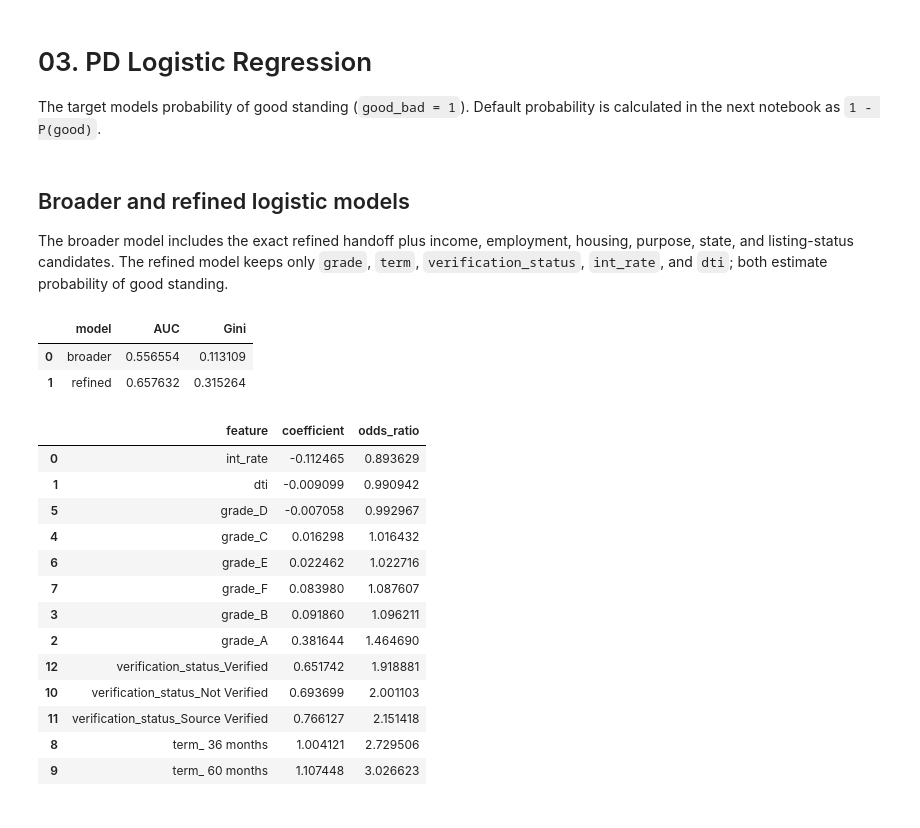
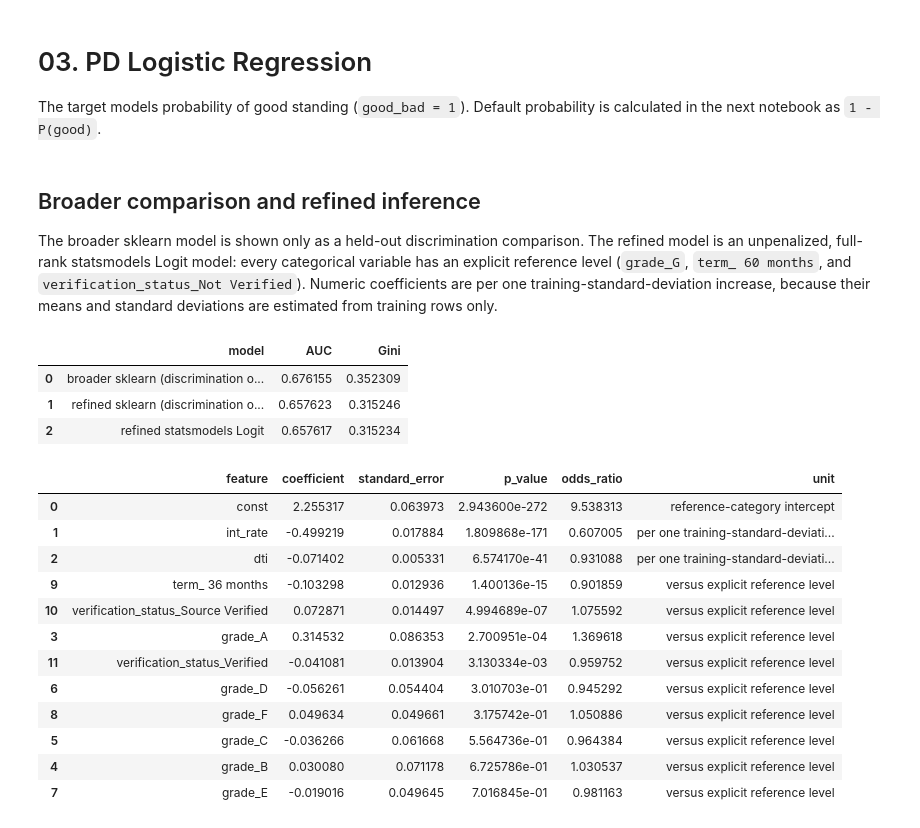
Before and after one commit to jclaudio019/credit_risk, a Jupyter notebook: notebooks/03_pd_logistic_regression.ipynb, the cells around one changed output. Drawn from its saved outputs; the diff is of its cells as text; code cells hidden in the pictures.

Commit message:
fix: correct PD notebook inference

```diff
--- a/notebooks/03_pd_logistic_regression.ipynb
+++ b/notebooks/03_pd_logistic_regression.ipynb
@@ -44,43 +69,55 @@ X_test = X_test.replace([np.inf, -np.inf], np.nan).fillna(0)
 # %% [markdown]
-## Broader and refined logistic models
+## Broader comparison and refined inference
 
-The broader model includes the exact refined handoff plus income, employment, housing, purpose, state, and listing-status candidates. The refined model keeps only `grade`, `term`, `verification_status`, `int_rate`, and `dti`; both estimate probability of good standing.
+The broader sklearn model is shown only as a held-out discrimination comparison. The refined model is an unpenalized, full-rank statsmodels Logit model: every categorical variable has an explicit reference level (`grade_G`, `term_ 60 months`, and `verification_status_Not Verified`). Numeric coefficients are per one training-standard-deviation increase, because their means and standard deviations are estimated from training rows only.
 # %%
-broad_features = X_train.columns.tolist()
-broad_model = LogisticRegression(max_iter=1000, solver='liblinear')
-broad_model.fit(X_train[broad_features], y_train)
-broad_auc = roc_auc_score(y_test, broad_model.predict_proba(X_test[broad_features])[:, 1])
+# The sklearn models are discrimination-only; no inferential statistics are derived from them.
+broad_model = LogisticRegression(max_iter=1000, solver='liblinear').fit(broad_X_train, y_train)
+broad_auc = roc_auc_score(y_test, broad_model.predict_proba(broad_X_test)[:, 1])
 
-refined_features = [
-    column for column in X_train.columns
-    if column.startswith(('grade_', 'term_', 'verification_status_')) or column in ['int_rate', 'dti']
-]
-refined_model = LogisticRegression(max_iter=1000, solver='liblinear')
-refined_model.fit(X_train[refined_features], y_train)
-refined_prob_good = refined_model.predict_proba(X_test[refined_features])[:, 1]
+refined_sklearn = LogisticRegression(max_iter=1000, solver='liblinear').fit(refined_X_train, y_train)
+refined_sklearn_auc = roc_auc_score(y_test, refined_sklearn.predict_proba(refined_X_test)[:, 1])
+
+refined_design_train = sm.add_constant(refined_X_train, has_constant='add')
+refined_design_test = sm.add_constant(refined_X_test, has_constant='add')
+refined_result = sm.Logit(y_train, refined_design_train).fit(disp=False)
+refined_prob_good = refined_result.predict(refined_design_test)
 refined_auc = roc_auc_score(y_test, refined_prob_good)
-pd.DataFrame({'model': ['broader', 'refined'], 'AUC': [broad_auc, refined_auc], 'Gini': [2 * broad_auc - 1, 2 * refined_auc - 1]})
+pd.DataFrame({
+    'model': ['broader sklearn (discrimination only)', 'refined sklearn (discrimination only)', 'refined statsmodels Logit'],
+    'AUC': [broad_auc, refined_sklearn_auc, refined_auc],
+    'Gini': [2 * broad_auc - 1, 2 * refined_sklearn_auc - 1, 2 * refined_auc - 1],
+})
 # %% [output]
 |  | model | AUC | Gini |
-| 0 | broader | 0.556554 | 0.113109 |
-| 1 | refined | 0.657632 | 0.315264 |
+| 0 | broader sklearn (discrimination o... | 0.676155 | 0.352309 |
+| 1 | refined sklearn (discrimination o... | 0.657623 | 0.315246 |
+| 2 | refined statsmodels Logit | 0.657617 | 0.315234 |
 # %%
-coefficients = pd.DataFrame({'feature': refined_features, 'coefficient': refined_model.coef_[0]})
+coefficients = pd.DataFrame({
+    'feature': refined_result.params.index,
+    'coefficient': refined_result.params.values,
+    'standard_error': refined_result.bse.values,
+    'p_value': refined_result.pvalues.values,
+})
 coefficients['odds_ratio'] = np.exp(coefficients['coefficient'])
-coefficients.sort_values('coefficient').head(20)
+coefficients['unit'] = np.where(
+    coefficients['feature'].isin(['int_rate', 'dti']), 'per one training-standard-deviation increase',
+    np.where(coefficients['feature'].eq('const'), 'reference-category intercept', 'versus explicit reference level'),
+)
+coefficients.sort_values('p_value')
 # %% [output]
-|  | feature | coefficient | odds_ratio |
-| 0 | int_rate | -0.112465 | 0.893629 |
-| 1 | dti | -0.009099 | 0.990942 |
-| 5 | grade_D | -0.007058 | 0.992967 |
-| 4 | grade_C | 0.016298 | 1.016432 |
-| 6 | grade_E | 0.022462 | 1.022716 |
-| 7 | grade_F | 0.083980 | 1.087607 |
-| 3 | grade_B | 0.091860 | 1.096211 |
-| 2 | grade_A | 0.381644 | 1.464690 |
-| 12 | verification_status_Verified | 0.651742 | 1.918881 |
-| 10 | verification_status_Not Verified | 0.693699 | 2.001103 |
-| 11 | verification_status_Source Verified | 0.766127 | 2.151418 |
-| 8 | term_ 36 months | 1.004121 | 2.729506 |
-| 9 | term_ 60 months | 1.107448 | 3.026623 |
+|  | feature | coefficient | standard_error | p_value | odds_ratio | unit |
+| 0 | const | 2.255317 | 0.063973 | 2.943600e-272 | 9.538313 | reference-category intercept |
+| 1 | int_rate | -0.499219 | 0.017884 | 1.809868e-171 | 0.607005 | per one training-standard-deviati... |
+| 2 | dti | -0.071402 | 0.005331 | 6.574170e-41 | 0.931088 | per one training-standard-deviati... |
+| 9 | term_ 36 months | -0.103298 | 0.012936 | 1.400136e-15 | 0.901859 | versus explicit reference level |
+| 10 | verification_status_Source Verified | 0.072871 | 0.014497 | 4.994689e-07 | 1.075592 | versus explicit reference level |
+| 3 | grade_A | 0.314532 | 0.086353 | 2.700951e-04 | 1.369618 | versus explicit reference level |
+| 11 | verification_status_Verified | -0.041081 | 0.013904 | 3.130334e-03 | 0.959752 | versus explicit reference level |
+| 6 | grade_D | -0.056261 | 0.054404 | 3.010703e-01 | 0.945292 | versus explicit reference level |
+| 8 | grade_F | 0.049634 | 0.049661 | 3.175742e-01 | 1.050886 | versus explicit reference level |
+| 5 | grade_C | -0.036266 | 0.061668 | 5.564736e-01 | 0.964384 | versus explicit reference level |
+| 4 | grade_B | 0.030080 | 0.071178 | 6.725786e-01 | 1.030537 | versus explicit reference level |
+| 7 | grade_E | -0.019016 | 0.049645 | 7.016845e-01 | 0.981163 | versus explicit reference level |
 # %%
```
Also changed, not shown: parts of 3 cells of this notebook, 6 other files.
